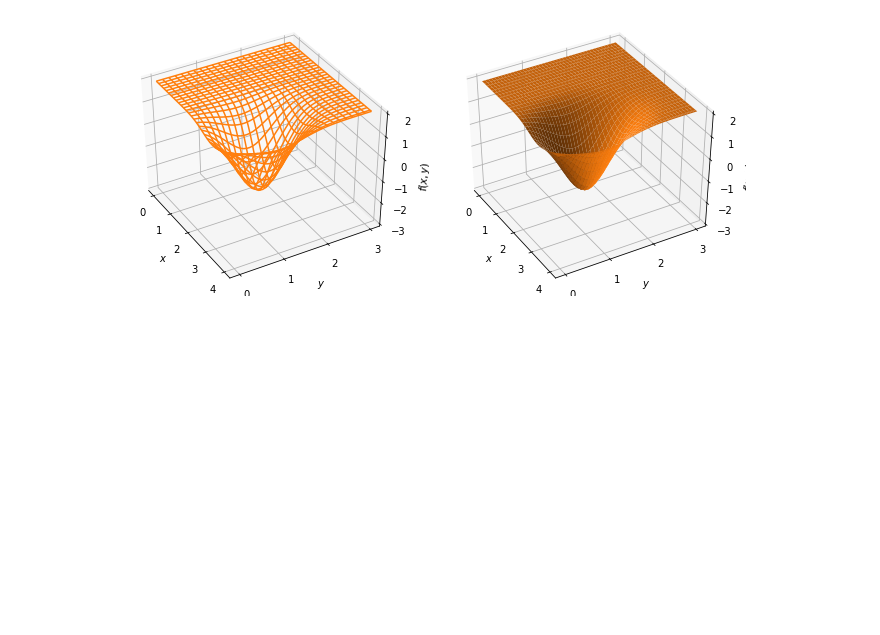
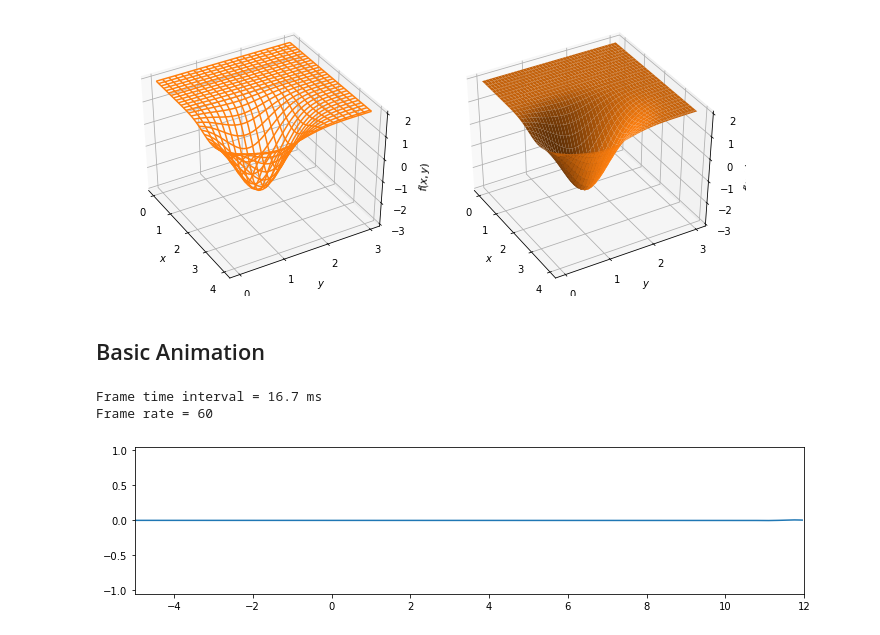
Before and after one commit to ammarnajjar/python-playground, a Jupyter notebook: matplotlib.ipynb, the cells around one changed output. Cells and saved outputs as stored; diff of their text form; code cells hidden in the pictures; blank space fills up the shorter version.

Commit message:
feat(animation): add matplotlib animation example

```diff
--- a/matplotlib.ipynb
+++ b/matplotlib.ipynb
@@ -298,3 +298,48 @@ p1 = ax[1].plot_surface(X, Y, Z, rcount=50, ccount=50, color="C1")
 plt.subplots_adjust(left=0.0)
 # %% [output]
 [figure]
+# %% [markdown]
+## Basic Animation
+# %%
+import numpy as np
+import matplotlib.pyplot as plt
+import matplotlib.animation as anim
+
+def ww(x, t, k0, a0, vp, vg):
+    tc = a0*a0+1j*(0.5*vg/k0)*t
+    u = np.exp(1.0j*k0*(x-vp*t)-0.25*(x-vg*t)**2/tc)
+    return np.real(u/np.sqrt(tc))
+
+wavelength = 1.0
+a0 = 1.0
+k0 = 2 * np.pi / wavelength
+vg, vp = 5.0, 10.0
+period = wavelength/vp
+runtime = 40 * period
+rundistance = 0.6*vg*runtime
+dt = period / 6.0
+tsteps = int(runtime/dt)
+print(f'Frame time interval = {1000*dt:0.3g} ms')
+print(f'Frame rate = {1.0/dt:0.3g}')
+
+fig, ax = plt.subplots(figsize=(12,3))
+fig.subplots_adjust(bottom=0.2)
+x = np.arange(-5*a0, rundistance, wavelength/20.0)
+line, = ax.plot(x, np.ma.array(x, mask=True), color='C0')
+ax.set_xlim(-5*a0, rundistance)
+ax.set_ylim(-1.05, 1.05)
+
+def animate(i):
+    t = float(i) * dt
+    line.set_ydata(ww(x, t, k0, a0, vp, vg))
+    return line,
+
+ani = anim.FuncAnimation(fig, func=animate,
+                        frames=range(tsteps),
+                        interval=1000*dt, blit=True)
+ani.save('wavepacket.mp4', writer='ffmpeg')
+fig.show()
+# %% [output]
+Frame time interval = 16.7 ms
+Frame rate = 60
+[figure, added]
```
Also changed, not shown: 1 other file.
